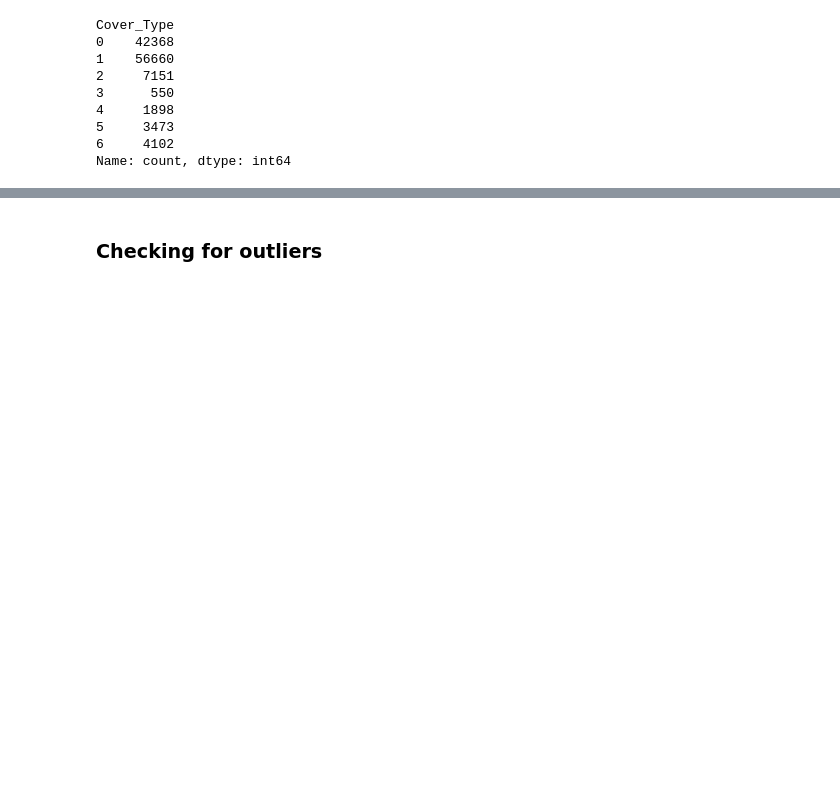
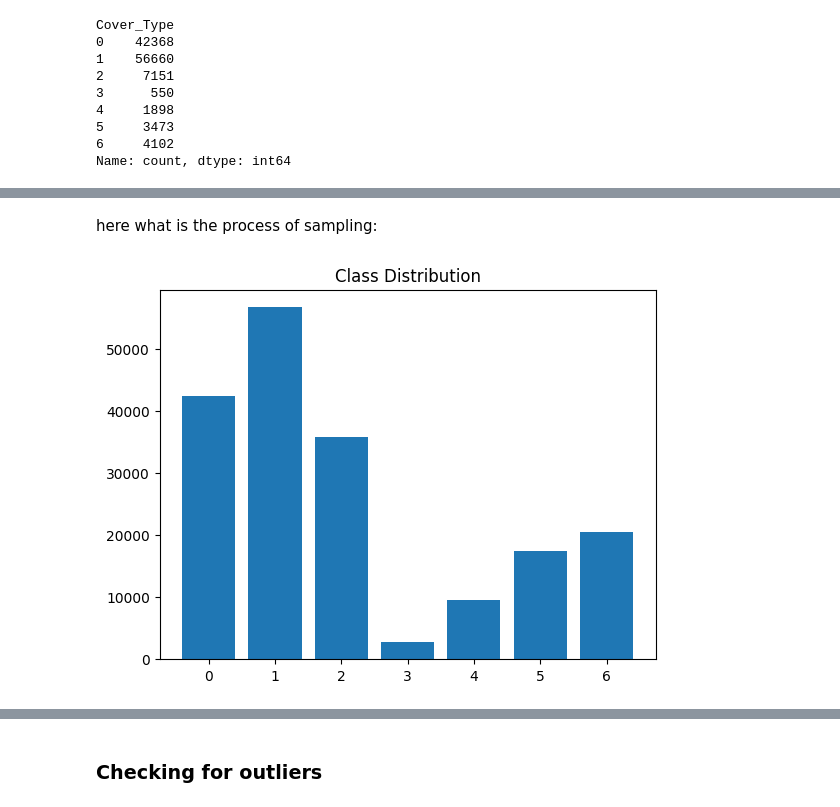
Before and after one commit to mabdellmohsenn/DL-AI46-SV, a Jupyter notebook: Task 2/Covertype-DL.ipynb, the cells around one changed output, grey strips where cells are left out. Cells and saved outputs as stored; diff of their text form; code cells hidden in the pictures; blank space fills up the shorter version.

```diff
--- a/Task 2/Covertype-DL.ipynb
+++ b/Task 2/Covertype-DL.ipynb
@@ -249,0 +263,2 @@ Name: count, dtype: int64
+# %% [markdown]
+here what is the process of sampling:
@@ -249,0 +279,9 @@ Name: count, dtype: int64
+# %%
+classesCount = df_balanced["Cover_Type"].value_counts().sort_index()
+ClassLabels = classesCount.index
+fig, ax = plt.subplots()
+ax.bar(ClassLabels,classesCount)
+plt.title("Class Distribution")
+plt.show()
+# %% [output]
+[figure, added]
```
Also changed, not shown: parts of 27 cells of this notebook.
